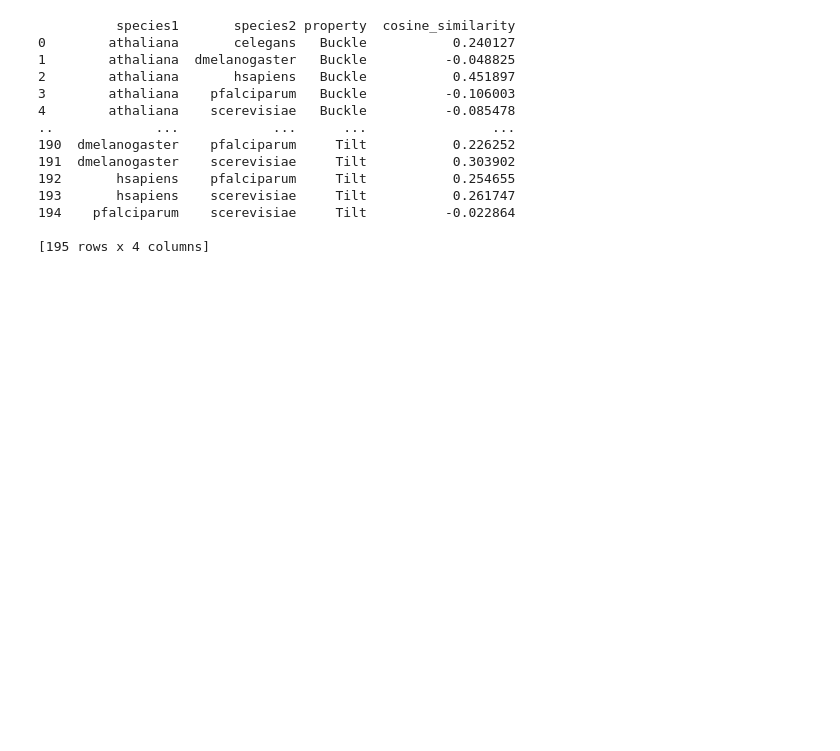
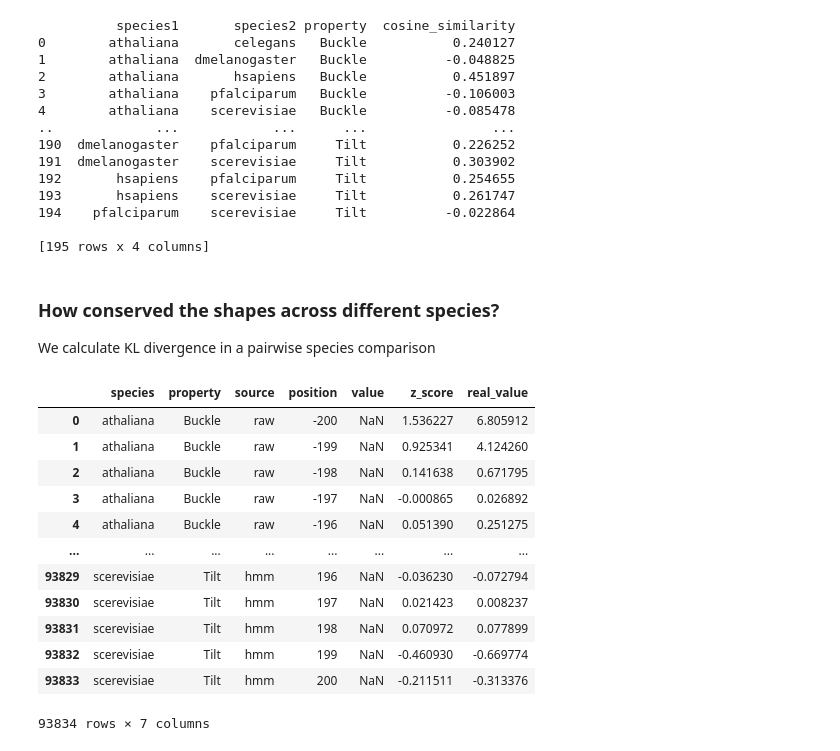
Before and after one commit to AnnaKalygina/PromoterShape, a Jupyter notebook: calculating_kl.ipynb, the cells around one changed output. Saved outputs shown, nothing was run; the diff lists cells and outputs as text; code cells hidden in the pictures; blank space fills up the shorter version.

```diff
--- a/calculating_kl.ipynb
+++ b/calculating_kl.ipynb
@@ -221,0 +265,20 @@ similarity_df.to_csv("cosine_shapes_similarity.csv", index=False)
+# %% [markdown]
+### How conserved the shapes across different species?
+We calculate KL divergence in a pairwise species comparison
+# %%
+data = pd.read_csv("combined_dna_shape_table.csv")
+data
+# %% [output]
+|  | species | property | source | position | value | z_score | real_value |
+| 0 | athaliana | Buckle | raw | -200 | NaN | 1.536227 | 6.805912 |
+| 1 | athaliana | Buckle | raw | -199 | NaN | 0.925341 | 4.124260 |
+| 2 | athaliana | Buckle | raw | -198 | NaN | 0.141638 | 0.671795 |
+| 3 | athaliana | Buckle | raw | -197 | NaN | -0.000865 | 0.026892 |
+| 4 | athaliana | Buckle | raw | -196 | NaN | 0.051390 | 0.251275 |
+| ... | ... | ... | ... | ... | ... | ... | ... |
+| 93829 | scerevisiae | Tilt | hmm | 196 | NaN | -0.036230 | -0.072794 |
+| 93830 | scerevisiae | Tilt | hmm | 197 | NaN | 0.021423 | 0.008237 |
+| 93831 | scerevisiae | Tilt | hmm | 198 | NaN | 0.070972 | 0.077899 |
+| 93832 | scerevisiae | Tilt | hmm | 199 | NaN | -0.460930 | -0.669774 |
+| 93833 | scerevisiae | Tilt | hmm | 200 | NaN | -0.211511 | -0.313376 |
+93834 rows × 7 columns
```
Also changed, not shown: parts of 11 cells of this notebook.
